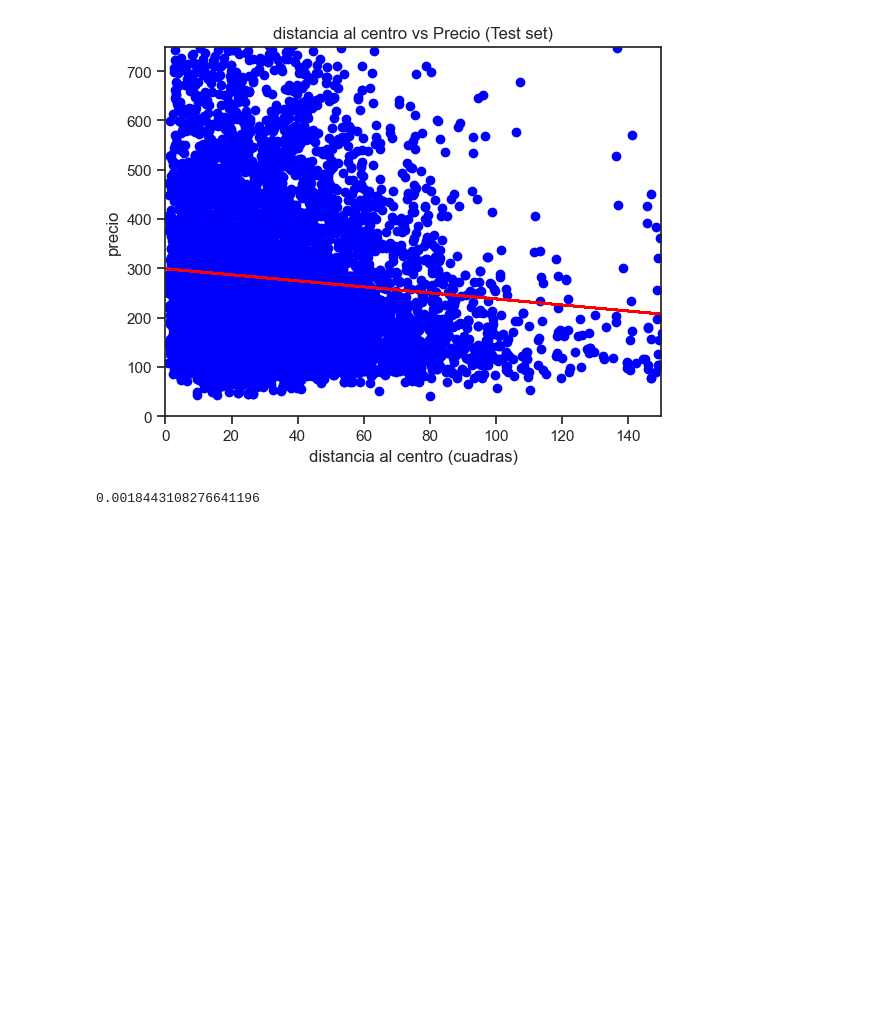
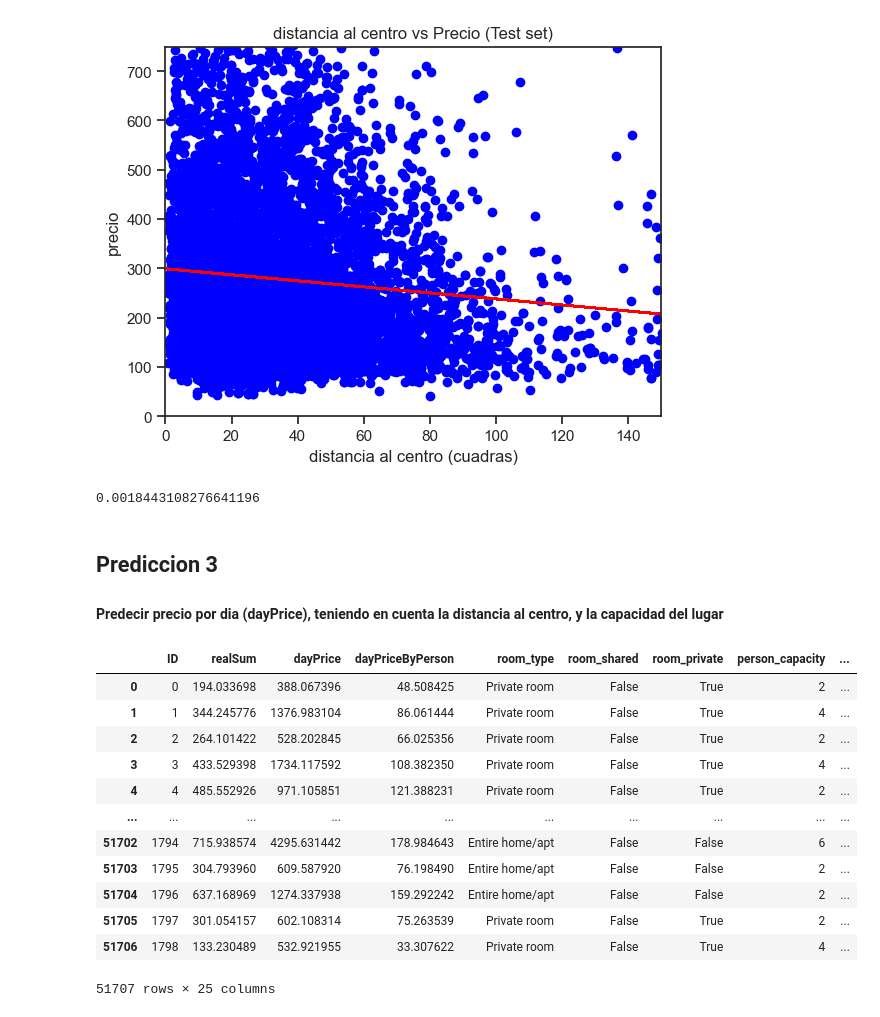
Before and after one commit to Leo12Casale/AnalisisDatos-Accidentes, a Jupyter notebook: Graficos.ipynb, the cells around one changed output. Cells and saved outputs as stored; diff of their text form; code cells hidden in the pictures; blank space fills up the shorter version.

```diff
--- a/Graficos.ipynb
+++ b/Graficos.ipynb
@@ -325,3 +342,27 @@ r2
 # pesimo coeficiente
 # %% [output]
 0.0018443108276641196
+# %% [markdown]
+## Prediccion 3
+#### Predecir precio por dia (dayPrice), teniendo en cuenta la distancia al centro, y la capacidad del lugar
+# %%
+dataset = df
+
+X = dataset.iloc[:, [7, 14]].values #Seleccionar variables person_capacity y distancia al centro
+y = dataset.iloc[:, 2].values #Seleccionar la variable independiente --> dayPrice
+# %%
+dataset
+# %% [output]
+|  | ID | realSum | dayPrice | dayPriceByPerson | room_type | room_shared | room_private | person_capacity | ... |
+| 0 | 0 | 194.033698 | 388.067396 | 48.508425 | Private room | False | True | 2 | ... |
+| 1 | 1 | 344.245776 | 1376.983104 | 86.061444 | Private room | False | True | 4 | ... |
+| 2 | 2 | 264.101422 | 528.202845 | 66.025356 | Private room | False | True | 2 | ... |
+| 3 | 3 | 433.529398 | 1734.117592 | 108.382350 | Private room | False | True | 4 | ... |
+| 4 | 4 | 485.552926 | 971.105851 | 121.388231 | Private room | False | True | 2 | ... |
+| ... | ... | ... | ... | ... | ... | ... | ... | ... | ... |
+| 51702 | 1794 | 715.938574 | 4295.631442 | 178.984643 | Entire home/apt | False | False | 6 | ... |
+| 51703 | 1795 | 304.793960 | 609.587920 | 76.198490 | Entire home/apt | False | False | 2 | ... |
+| 51704 | 1796 | 637.168969 | 1274.337938 | 159.292242 | Entire home/apt | False | False | 2 | ... |
+| 51705 | 1797 | 301.054157 | 602.108314 | 75.263539 | Private room | False | True | 2 | ... |
+| 51706 | 1798 | 133.230489 | 532.921955 | 33.307622 | Private room | False | True | 4 | ... |
+51707 rows × 25 columns
```
Also changed, not shown: parts of 52 cells of this notebook.
